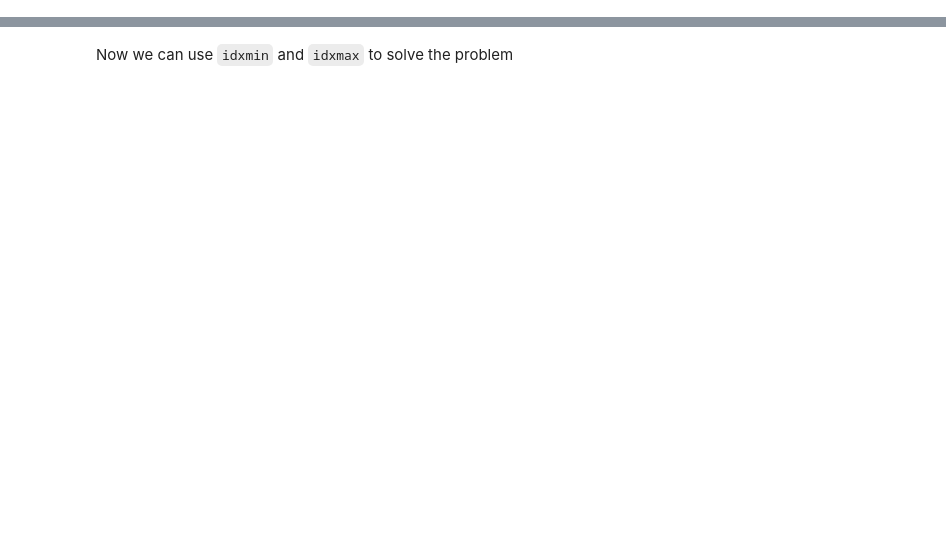
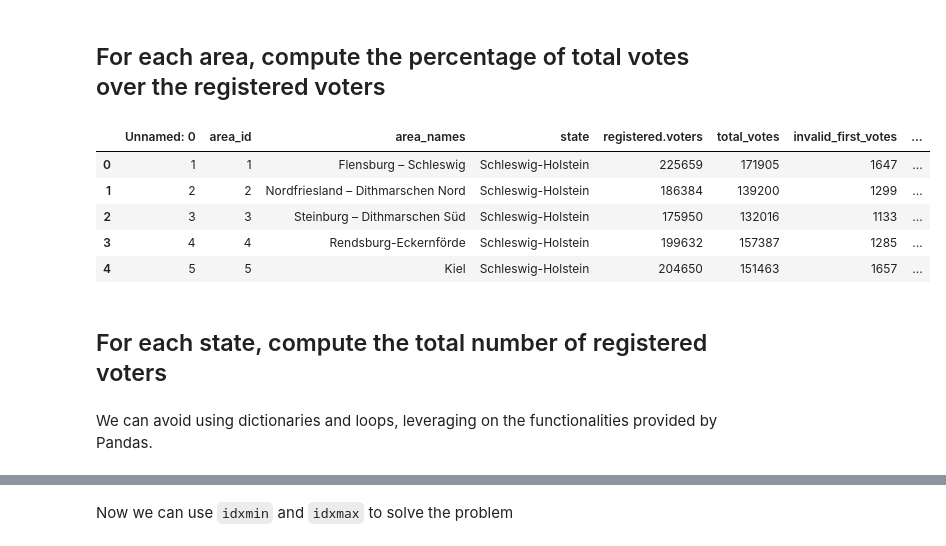
Before and after one commit to gdv/foundationsCS-2018, a Jupyter notebook: py-05-groupby.ipynb, the cells around one changed output, grey strips where cells are left out. Cells and saved outputs as stored; diff of their text form; code cells hidden in the pictures; blank space fills up the shorter version.

```diff
--- a/py-05-groupby.ipynb
+++ b/py-05-groupby.ipynb
@@ -175,0 +29,16 @@ german_party.head()
+# %% [markdown]
+## For each area, compute the percentage of total votes over the registered voters
+# %%
+german_overall['perc'] = german_overall['valid_first_votes'] / german_overall['registered.voters'] * 100
+german_overall.head()
+# %% [output]
+|  | Unnamed: 0 | area_id | area_names | state | registered.voters | total_votes | invalid_first_votes | ... |
+| 0 | 1 | 1 | Flensburg – Schleswig | Schleswig-Holstein | 225659 | 171905 | 1647 | ... |
+| 1 | 2 | 2 | Nordfriesland – Dithmarschen Nord | Schleswig-Holstein | 186384 | 139200 | 1299 | ... |
+| 2 | 3 | 3 | Steinburg – Dithmarschen Süd | Schleswig-Holstein | 175950 | 132016 | 1133 | ... |
+| 3 | 4 | 4 | Rendsburg-Eckernförde | Schleswig-Holstein | 199632 | 157387 | 1285 | ... |
+| 4 | 5 | 5 | Kiel | Schleswig-Holstein | 204650 | 151463 | 1657 | ... |
+# %% [markdown]
+## For each state, compute the total number of registered voters
+# %% [markdown]
+We can avoid using dictionaries and loops, leveraging on the functionalities provided by Pandas.
```
Also changed, not shown: parts of 44 cells of this notebook, 1 other file.
